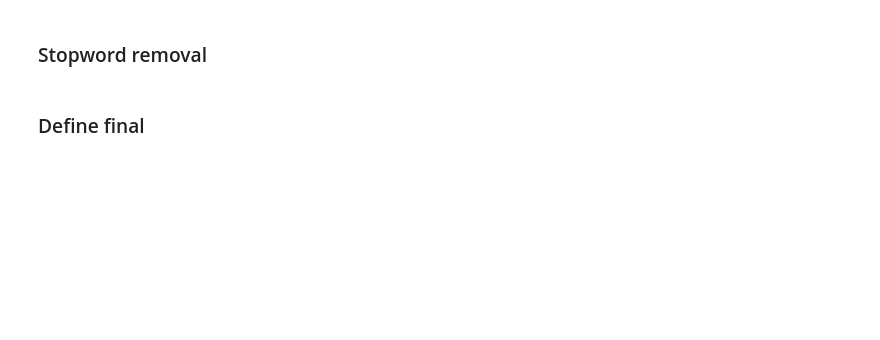
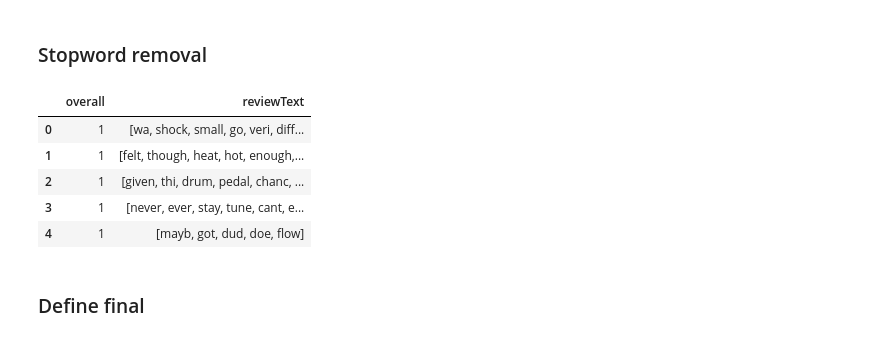
Before and after one commit to MichaelHermannHubler/AIAPP_NLP, a Jupyter notebook: project.ipynb, the cells around one changed output. Cells and saved outputs as stored; diff of their text form; code cells hidden in the pictures; blank space fills up the shorter version.

```diff
--- a/project.ipynb
+++ b/project.ipynb
@@ -229,9 +252,16 @@ df_stemm.head()
 # %%
 stopwords_en = stopwords.words('english')
 
 df_removed_stopwords = df_stemm.copy()
-df_removed_stopwords.reviewText = df_removed_stopwords.apply(lambda row: [x for x in row.reviewText if x not in stopwords_en], axis=1)
+df_removed_stopwords.reviewText = df_removed_stopwords.apply(lambda row: [x for x in row.reviewText if x not in stopwords_en and x not in ['\n', '\r']], axis=1)
 df_removed_stopwords.head()
+# %% [output]
+|  | overall | reviewText |
+| 0 | 1 | [wa, shock, small, go, veri, diff... |
+| 1 | 1 | [felt, though, heat, hot, enough,... |
+| 2 | 1 | [given, thi, drum, pedal, chanc, ... |
+| 3 | 1 | [never, ever, stay, tune, cant, e... |
+| 4 | 1 | [mayb, got, dud, doe, flow] |
 # %% [markdown]
 ### Define final
 # %%
```
Also changed, not shown: parts of 13 cells of this notebook.
